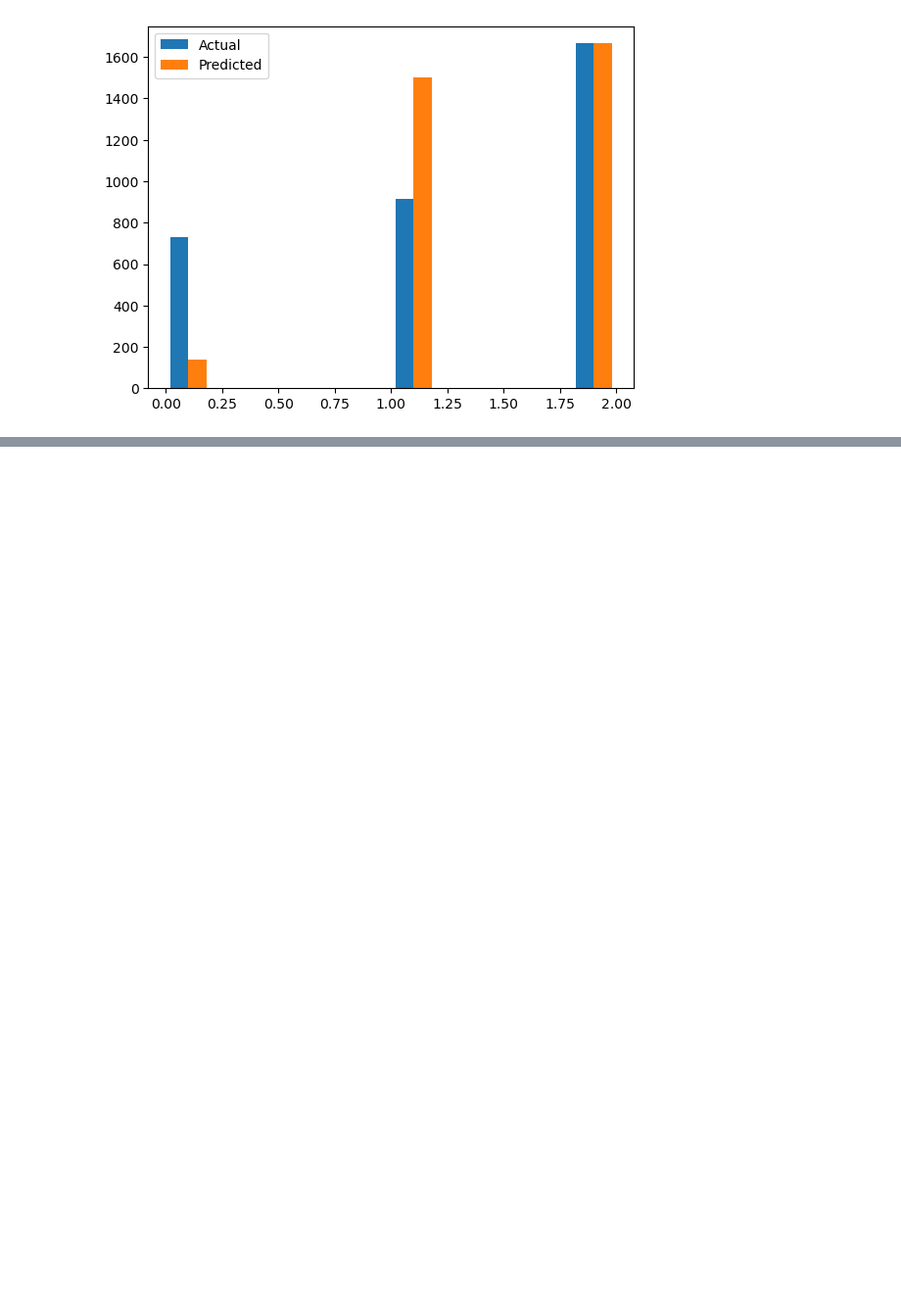
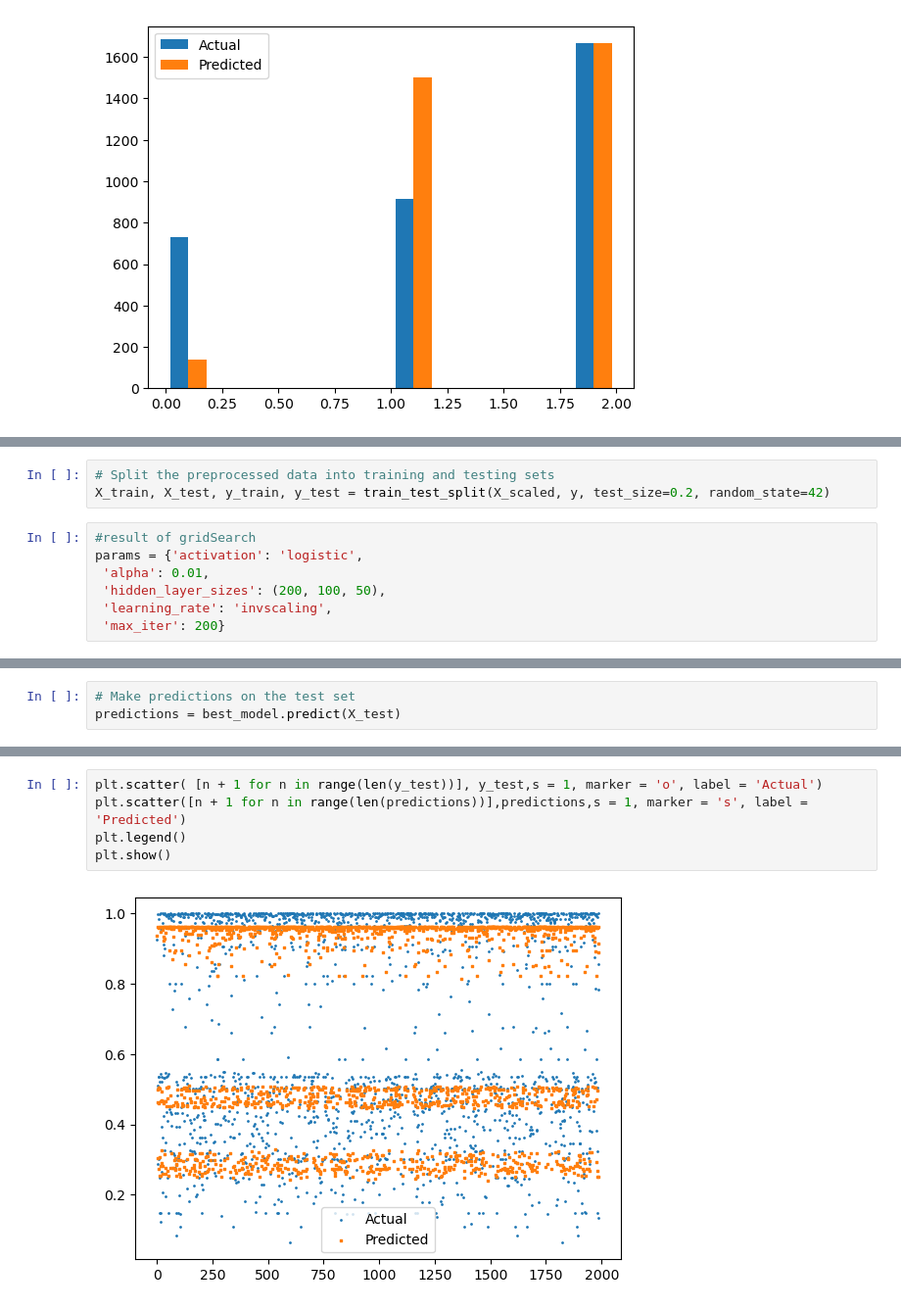
Before and after one commit to onekenoby/3AAI, a Jupyter notebook: SensorAnalysis/ML_Training/ML01/nn_classification_Esteban.ipynb, the cells around one changed output, grey strips where cells are left out. Shown at 98% size. Cells and saved outputs as stored; diff of their text form; blank space fills up the shorter version.

```diff
--- a/SensorAnalysis/ML_Training/ML01/nn_classification_Esteban.ipynb
+++ b/SensorAnalysis/ML_Training/ML01/nn_classification_Esteban.ipynb
@@ -378,0 +453,10 @@ plt.show()
+# %%
+# Split the preprocessed data into training and testing sets
+X_train, X_test, y_train, y_test = train_test_split(X_scaled, y, test_size=0.2, random_state=42)
+# %%
+#result of gridSearch
+params = {'activation': 'logistic',
+ 'alpha': 0.01,
+ 'hidden_layer_sizes': (200, 100, 50),
+ 'learning_rate': 'invscaling',
+ 'max_iter': 200}
@@ -378,0 +470,3 @@ plt.show()
+# %%
+# Make predictions on the test set
+predictions = best_model.predict(X_test)
@@ -378,0 +485,7 @@ plt.show()
+# %%
+plt.scatter( [n + 1 for n in range(len(y_test))], y_test,s = 1, marker = 'o', label = 'Actual')
+plt.scatter([n + 1 for n in range(len(predictions))],predictions,s = 1, marker = 's', label = 'Predicted')
+plt.legend()
+plt.show()
+# %% [output]
+[figure, added]
```
Also changed, not shown: parts of 36 cells of this notebook, 1 other file.
